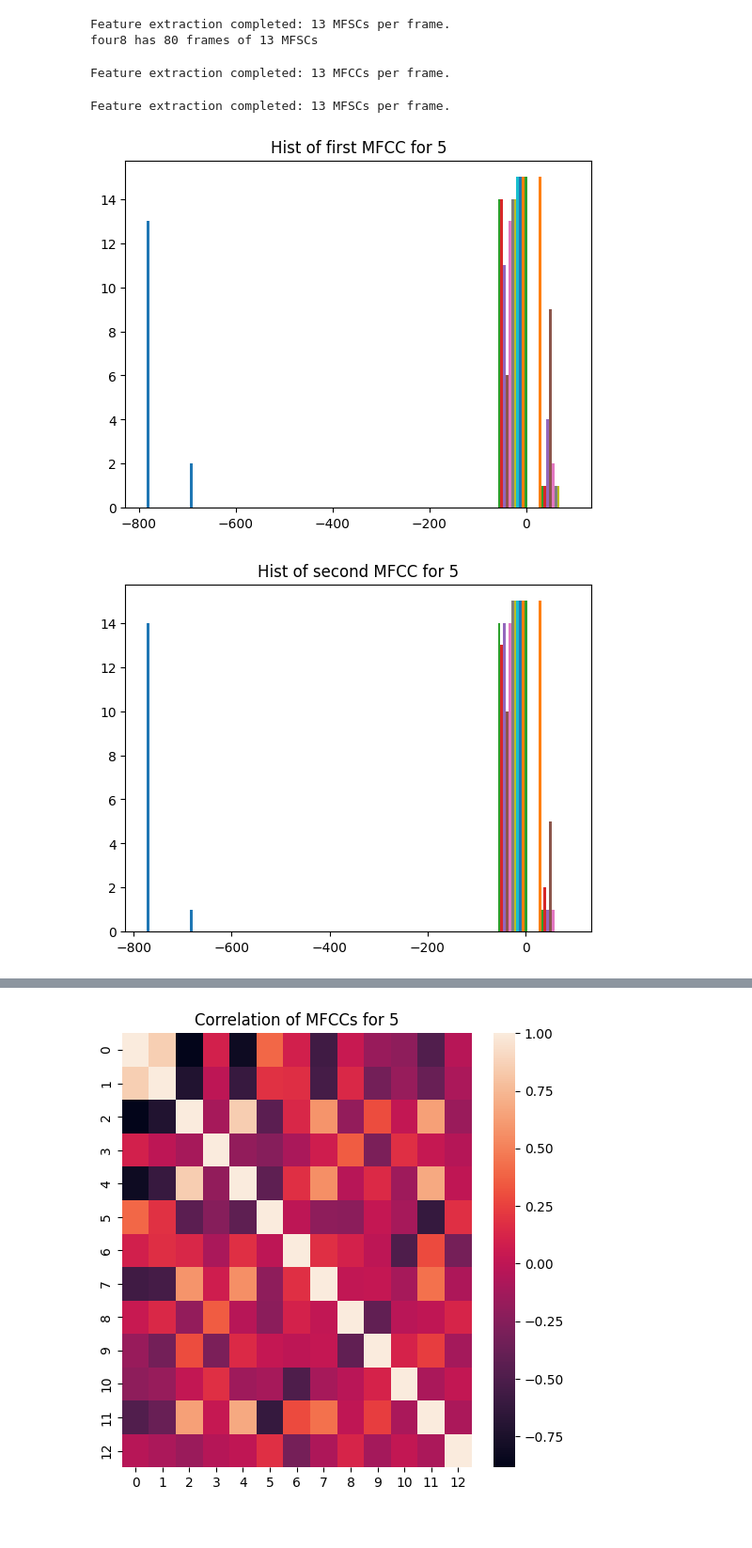
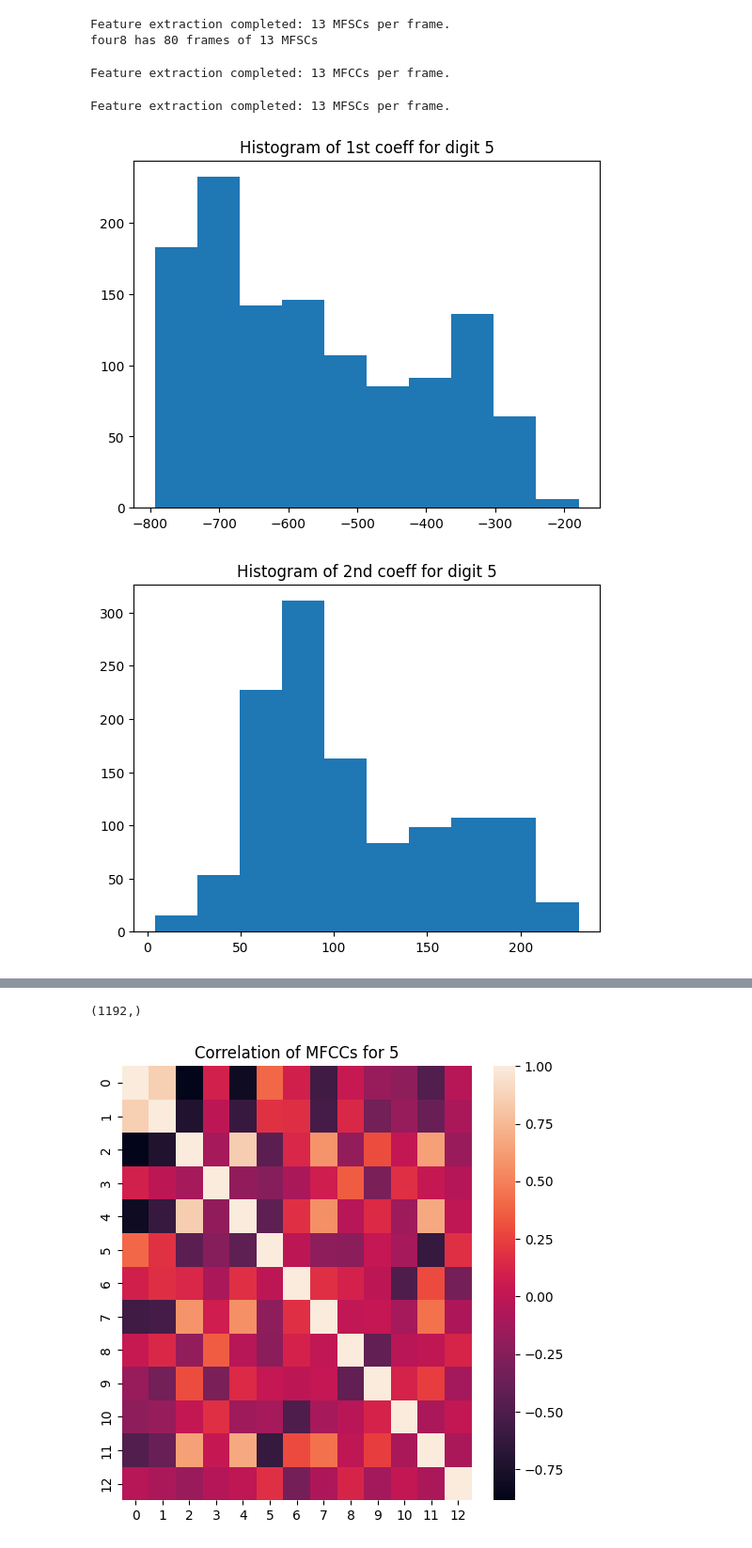
Before and after one commit to dimitris-damianos/ntua-patrec, a Jupyter notebook: Lab1/prelab/prelab-notebook.ipynb, the cells around one changed output, grey strips where cells are left out. Shown at 94% size. Cells and saved outputs as stored; diff of their text form; code cells hidden in the pictures.

```diff
--- a/Lab1/prelab/prelab-notebook.ipynb
+++ b/Lab1/prelab/prelab-notebook.ipynb
@@ -110,57 +110,57 @@ loc = './pr_lab1_2020-21_data/digits'
 n1 = 5 # Damianos
 n2 = 4 # Aravanis
 
 ston = {'zero':0, 'one':1, 'two':2, 'three':3, 'four':4, 'five':5, 'six':6, 'seven':7, 'eight':8, 'nine':9}
 
 waves, ids, digits = data_parser(loc)
 mfccs, deltas, ddeltas = extract_mfcc(waves)
 
 digits = [ston[d] for d in digits]
 
 mfscs = extract_mfsc(waves)
 
 def find_indices(lista,item):
     indices = []
     for idx, value in enumerate(lista):
         if value == item:
             indices.append(idx)
     return indices
 
-def plot_feats(kind,feats,digits,n1=5,n2=4):
-    ## find indices of the wav files for n1 and n2
-    n1_indices = find_indices(digits,n1)
-    n2_indices = find_indices(digits,n2)
+def digitsHistogram(n1,n2,mfccs,digits):
+    ### find first 2 MFCCs of n1 digit for all speakers
+    n1_indeces = find_indices(digits,n1)
+    n1_feats0 = np.array([])
+    n1_feats1 = np.array([])
+    for i in n1_indeces:
+        n1_feats0 = np.concatenate((n1_feats0,mfccs[i][:,0]),axis=0)
+        n1_feats1 = np.concatenate((n1_feats1,mfccs[i][:,1]),axis=0)
 
-    ## find the MFFCs feature vectors for the selected coefficients
-    n1_feat0 = []
-    n1_feat1 = []
-    for i in n1_indices:
-        n1_feat0.append(feats[i][:][0])
-        n1_feat1.append(feats[i][:][1])
+    ### find first 2 MFCCs of n2 digit for all speakers
+    n2_indeces = find_indices(digits,n2)
+    n2_feats0 = np.array([])
+    n2_feats1 = np.array([])
+    for i in n2_indeces:
+        n2_feats0 = np.concatenate((n2_feats0,mfccs[i][:,0]),axis=0)
+        n2_feats1 = np.concatenate((n2_feats1,mfccs[i][:,1]),axis=0)
 
-    n2_feat0 = []
-    n2_feat1 = []
-    for i in n2_indices:
-        n2_feat0.append(feats[i][:][0])
-        n2_feat1.append(feats[i][:][1])
-
-    plt.hist(np.array(n1_feat0))
-    plt.title(f"Hist of first {kind} for {n1}")
+    plt.hist(n1_feats0)
+    plt.title(f'Histogram of 1st coeff for digit {n1}')
     plt.show()
-    plt.hist(np.array(n1_feat1))
-    plt.title(f"Hist of second {kind} for {n1}")
+    plt.hist(n1_feats1)
+    plt.title(f'Histogram of 2nd coeff for digit {n1}')
     plt.show()
-    plt.hist(np.array(n2_feat0))
-    plt.title(f"Hist of first {kind} for {n2}")
+    plt.hist(n2_feats0)
+    plt.title(f'Histogram of 1st coeff for digit {n2}')
     plt.show()
-    plt.hist(np.array(n2_feat1))
-    plt.title(f"Hist of second {kind} for {n2}")
+    plt.hist(n2_feats1)
+    plt.title(f'Histogram of 2nd coeff for digit {n2}')
     plt.show()
 
+    print(n1_feats1.shape)
 
-plot_feats('MFCC',mfccs,digits,n1,n2)
+digitsHistogram(n1,n2,mfccs,digits)
 # %% [output]
 Feature extraction completed: 13 MFCCs per frame.
 Feature extraction completed: 13 MFSCs per frame.
-[figure, old version]
+[figure, new version]
-[figure, old version]
+[figure, new version]
@@ -169,3 +169,4 @@ Feature extraction completed: 13 MFSCs per frame.
+(1192,)
 # %%
 # Find two transcriptions for n1
 
```
Also changed, not shown: parts of 7 cells of this notebook, 2 other files.
